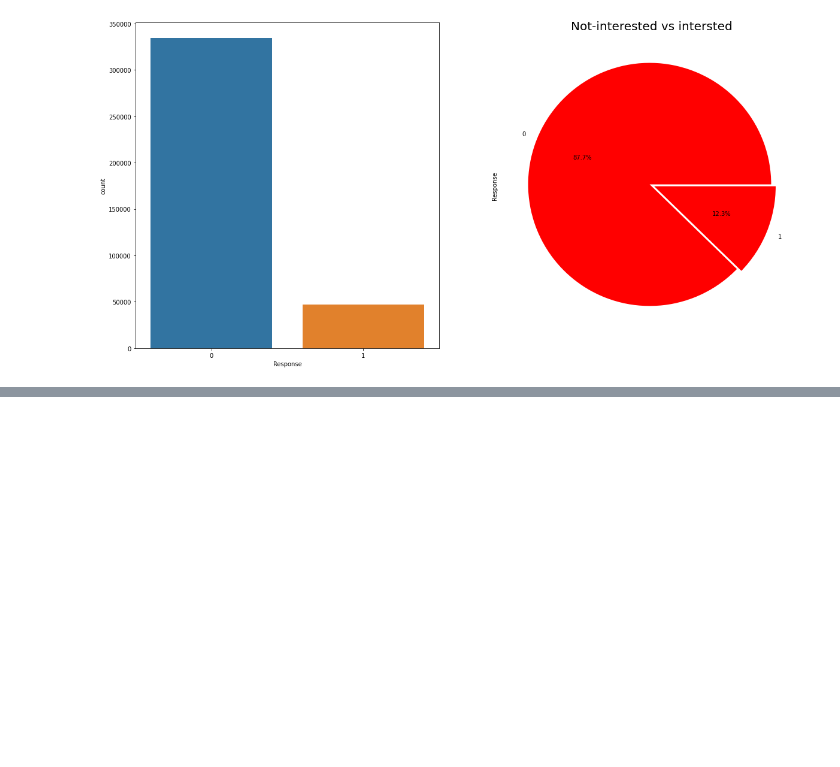
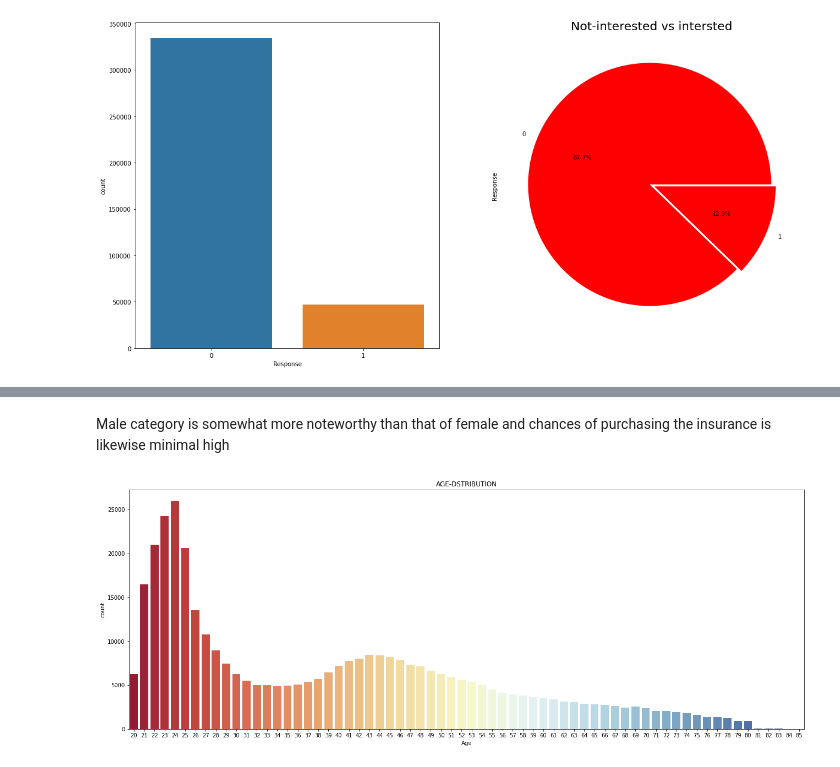
Before and after one commit to ajitpadole/HEALTH-INSURANCE-CROSS-SEAL-PREDICTION, a Jupyter notebook: HEALTH_INSURANCE_CROSS_SELL_PREDICTION.ipynb, the cells around one changed output, grey strips where cells are left out. Drawn from its saved outputs; the diff is of its cells as text; code cells hidden in the pictures; blank space fills up the shorter version.

```diff
--- a/HEALTH_INSURANCE_CROSS_SELL_PREDICTION.ipynb
+++ b/HEALTH_INSURANCE_CROSS_SELL_PREDICTION.ipynb
@@ -183,0 +202,10 @@ plt.show()
+# %% [markdown]
+Male category is somewhat more noteworthy than that of female and chances of purchasing the insurance is likewise minimal high
+# %%
+# Analysis of age
+plt.figure(figsize=(22,8))
+sns.countplot(df['Age'],palette='RdYlBu')
+plt.title("AGE-DSTRIBUTION")
+plt.show()
+# %% [output]
+[figure, added]
```
Also changed, not shown: parts of 18 cells of this notebook.
